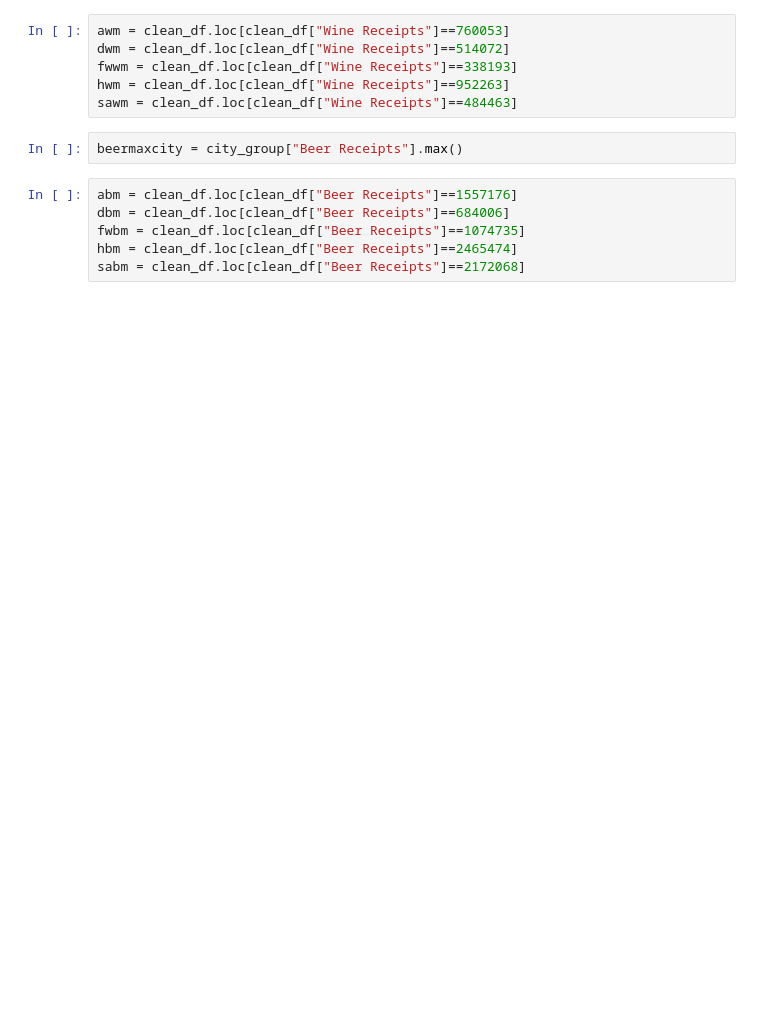
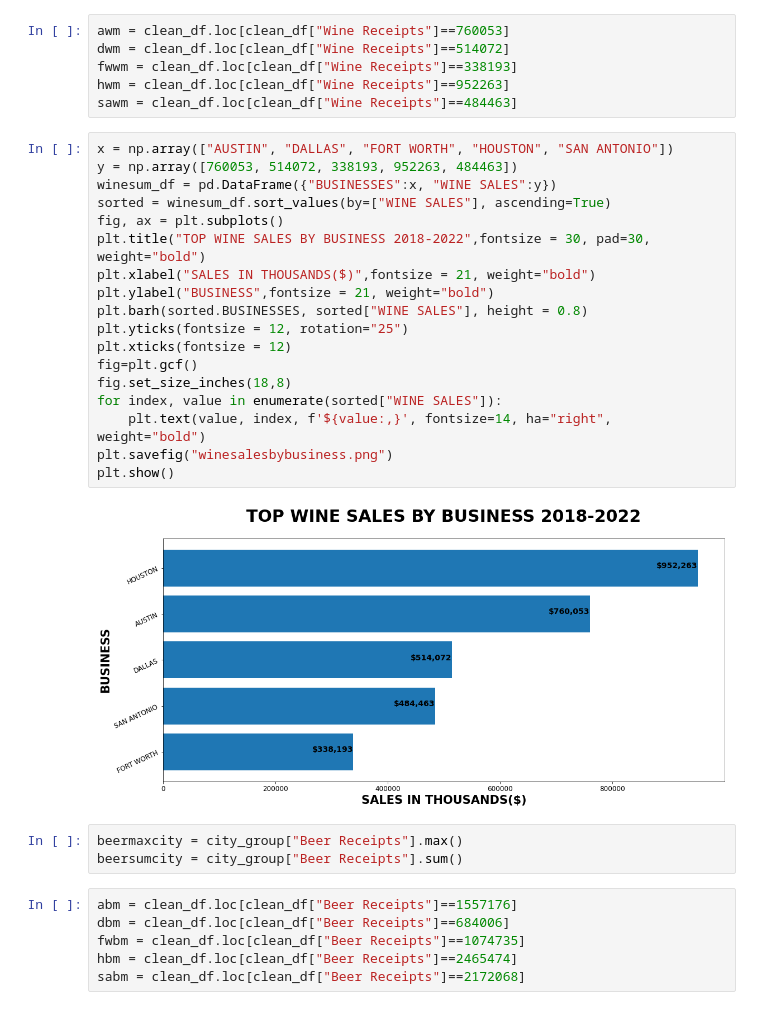
Before and after one commit to DJAMES152/project1, a Jupyter notebook: Untitled.ipynb, the cells around one changed output. Drawn from its saved outputs; the diff is of its cells as text; blank space fills up the shorter version.

```diff
--- a/Untitled.ipynb
+++ b/Untitled.ipynb
@@ -221,8 +235,29 @@ dwm = clean_df.loc[clean_df["Wine Receipts"]==514072]
 fwwm = clean_df.loc[clean_df["Wine Receipts"]==338193]
 hwm = clean_df.loc[clean_df["Wine Receipts"]==952263]
 sawm = clean_df.loc[clean_df["Wine Receipts"]==484463]
+# %%
+x = np.array(["AUSTIN", "DALLAS", "FORT WORTH", "HOUSTON", "SAN ANTONIO"])
+y = np.array([760053, 514072, 338193, 952263, 484463])
+winesum_df = pd.DataFrame({"BUSINESSES":x, "WINE SALES":y})
+sorted = winesum_df.sort_values(by=["WINE SALES"], ascending=True)
+fig, ax = plt.subplots()
+plt.title("TOP WINE SALES BY BUSINESS 2018-2022",fontsize = 30, pad=30, weight="bold")
+plt.xlabel("SALES IN THOUSANDS($)",fontsize = 21, weight="bold")
+plt.ylabel("BUSINESS",fontsize = 21, weight="bold")
+plt.barh(sorted.BUSINESSES, sorted["WINE SALES"], height = 0.8)
+plt.yticks(fontsize = 12, rotation="25")
+plt.xticks(fontsize = 12)
+fig=plt.gcf()
+fig.set_size_inches(18,8)
+for index, value in enumerate(sorted["WINE SALES"]):
+    plt.text(value, index, f'${value:,}', fontsize=14, ha="right", weight="bold")
+plt.savefig("winesalesbybusiness.png")
+plt.show()
+# %% [output]
+[figure, added]
 # %%
 beermaxcity = city_group["Beer Receipts"].max()
+beersumcity = city_group["Beer Receipts"].sum()
 # %%
 abm = clean_df.loc[clean_df["Beer Receipts"]==1557176]
 dbm = clean_df.loc[clean_df["Beer Receipts"]==684006]
```
Also changed, not shown: parts of 6 cells of this notebook, 4 other files.
